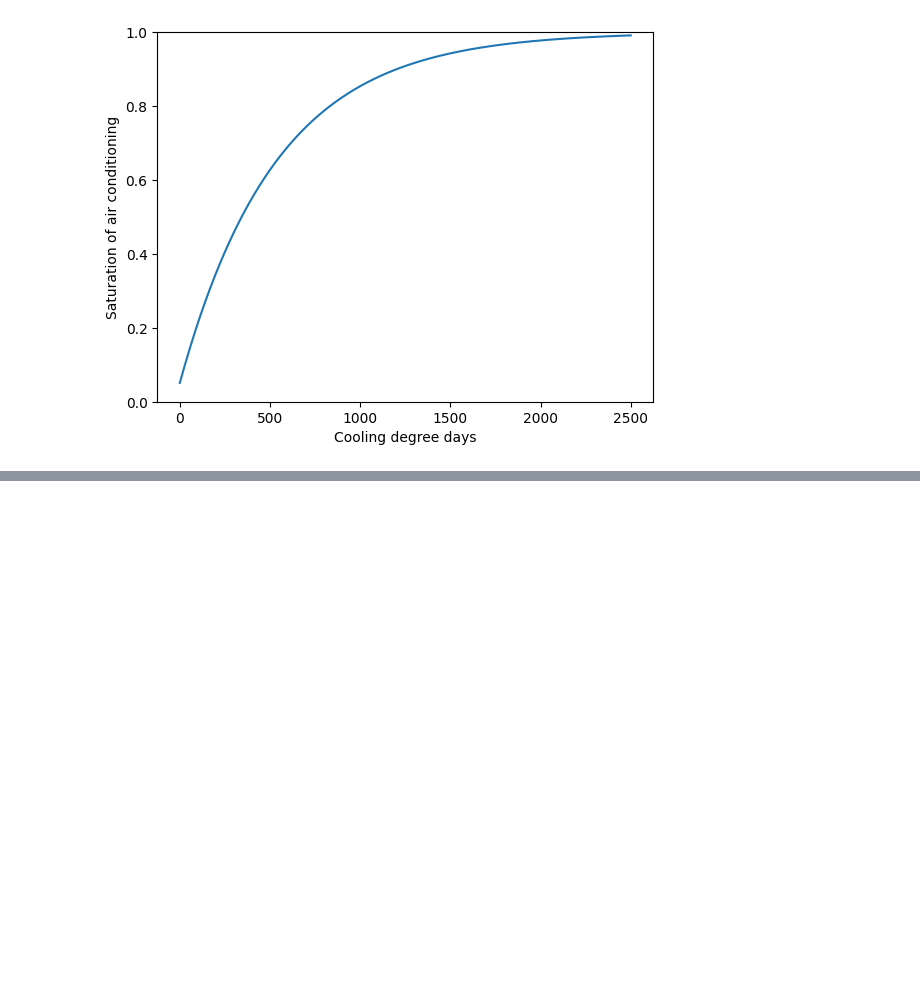
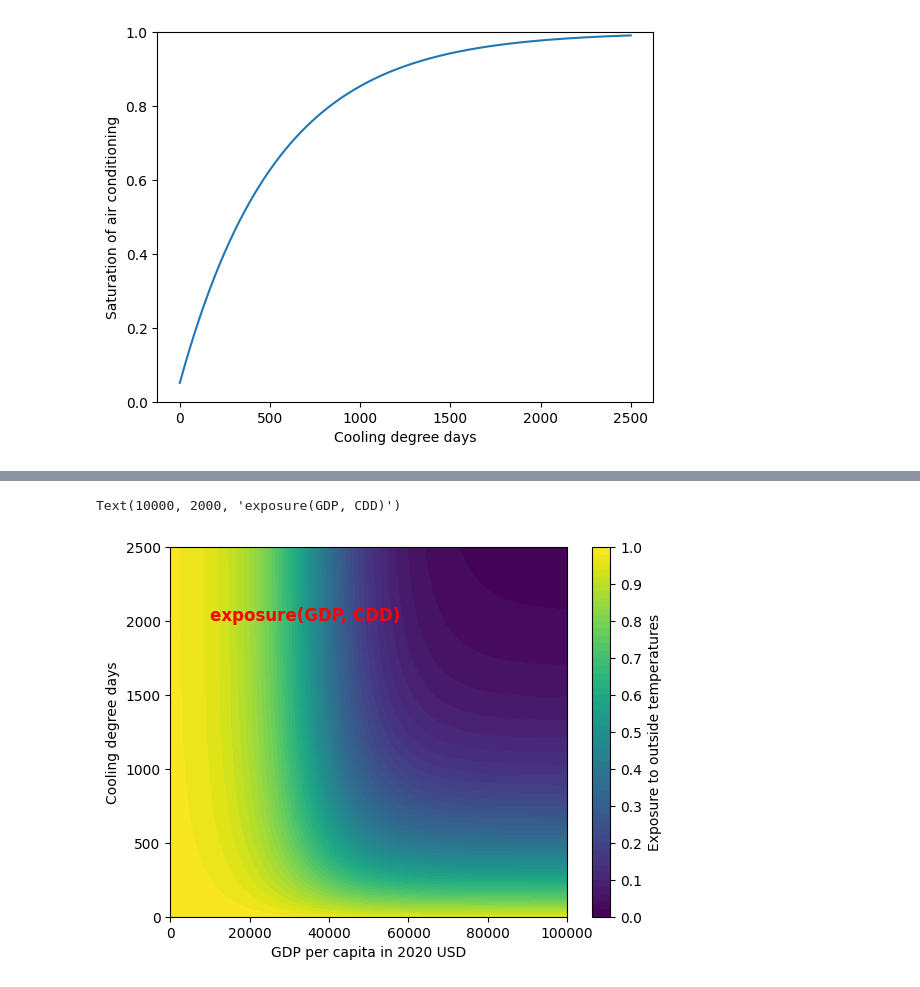
Before and after one commit to carnegie/clab_cooling_deficit_index, a Jupyter notebook: AC_penetration.ipynb, the cells around one changed output, grey strips where cells are left out. Drawn from its saved outputs; the diff is of its cells as text; code cells hidden in the pictures; blank space fills up the shorter version.

```diff
--- a/AC_penetration.ipynb
+++ b/AC_penetration.ipynb
@@ -36,0 +43,18 @@ plt.legend(title='Cooling degree days')
+# %%
+# Make a contour plot of penetration of air conditioning as a function of GDP per capita and cooling degree days
+plt.figure()
+cdd_x = np.linspace(0, 2500, 100)
+gdp_x = np.linspace(0, 100000, 100)
+levels = np.linspace(0, 1, 51)
+cdd_x, gdp_x = np.meshgrid(cdd_x, gdp_x)
+plt.contourf(gdp_x, cdd_x, exposure(gdp_x, cdd_x), levels=levels)
+plt.xlabel('GDP per capita in 2020 USD')
+plt.ylabel('Cooling degree days')
+plt.colorbar(label='Exposure to outside temperatures', ticks=np.linspace(0, 1, 11))
+# color bar range is 0 to 1
+plt.clim(0, 1.0)
+# Add label in red and bold
+plt.text(10000, 2000, 'exposure(GDP, CDD)', fontsize=12, color='red', fontweight='bold')
+# %% [output]
+Text(10000, 2000, 'exposure(GDP, CDD)')
+[figure, added]
```
Also changed, not shown: parts of 6 cells of this notebook, 16 other files.
